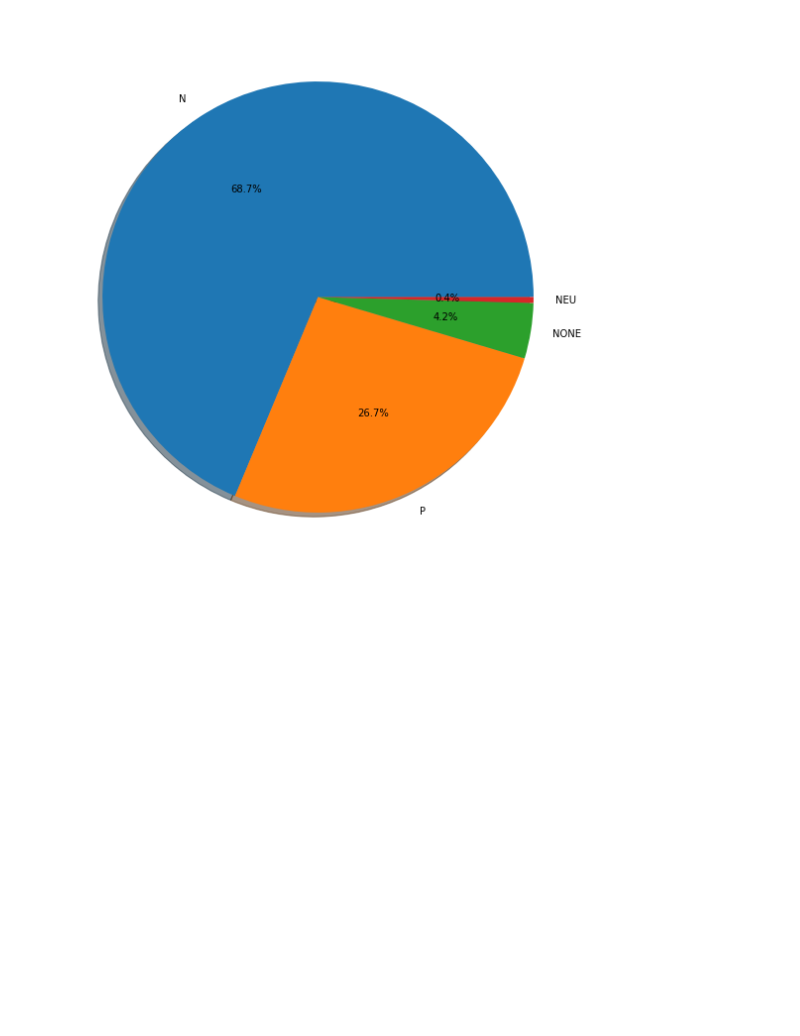
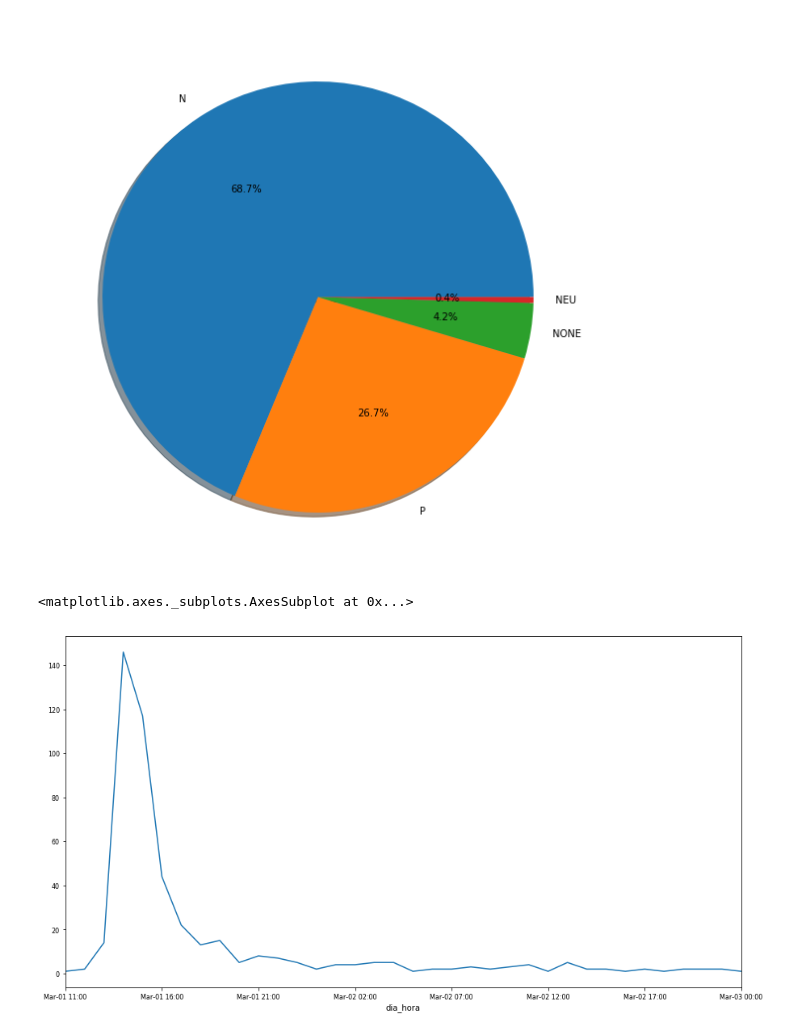
Before and after one commit to causapablo/Tweeter-, a Jupyter notebook: 1.0-analisis-tweets-modified.ipynb, the cells around one changed output. Cells and saved outputs as stored; diff of their text form; code cells hidden in the pictures; blank space fills up the shorter version.

```diff
--- a/1.0-analisis-tweets-modified.ipynb
+++ b/1.0-analisis-tweets-modified.ipynb
@@ -393,3 +416,9 @@ fig1, ax1=plt.subplots(figsize = (10,10));
 ax1.pie(sizes, labels = labels,autopct='%1.1f%%', shadow = True,startangle=0);
 # %% [output]
 [figure]
+# %%
+plot_macri_congreso = tweets.loc[macrienelcongreso,:].groupby('dia_hora')['dia_hora'].count()
+plot_macri_congreso.plot(figsize = (15,8), fontsize = 8)
+# %% [output]
+<matplotlib.axes._subplots.AxesSubplot at 0x...>
+[figure, added]
```
Also changed, not shown: parts of 14 cells of this notebook.
